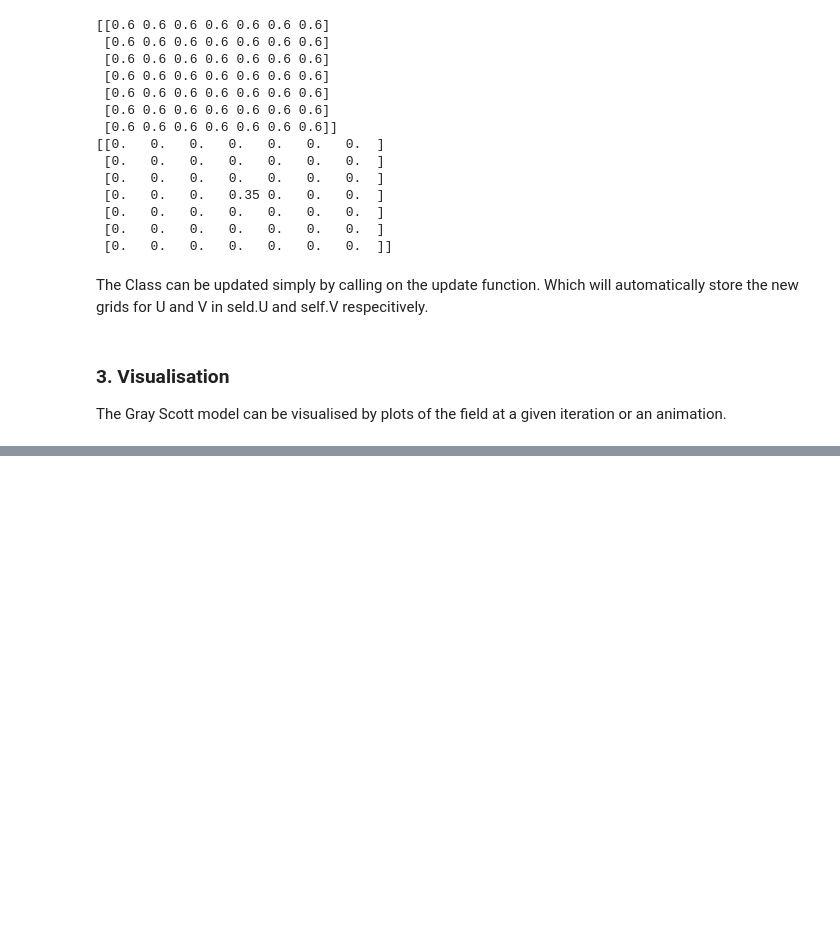
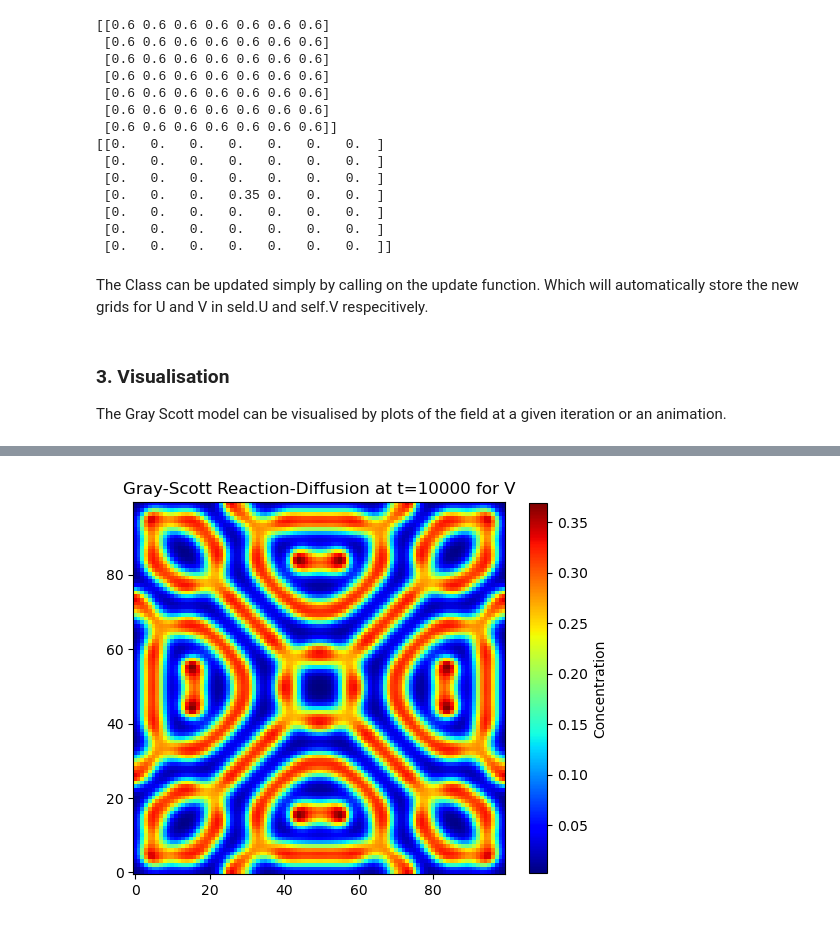
Before and after one commit to kushhhhs/ScientificComputingAssignment2, a Jupyter notebook: gray_scott.ipynb, the cells around one changed output, grey strips where cells are left out. Saved outputs shown, nothing was run; the diff lists cells and outputs as text; code cells hidden in the pictures; blank space fills up the shorter version.

```diff
--- a/gray_scott.ipynb
+++ b/gray_scott.ipynb
@@ -67,0 +80,6 @@ The Gray Scott model can be visualised by plots of the field at a given iteratio
+# %%
+# Create a heatmap for the V field
+gs_V_field = GrayScott()
+plot_field(gs_V_field, field='V')
+# %% [output]
+[figure, added]
```
Also changed, not shown: parts of 5 cells of this notebook, 1 other file.
